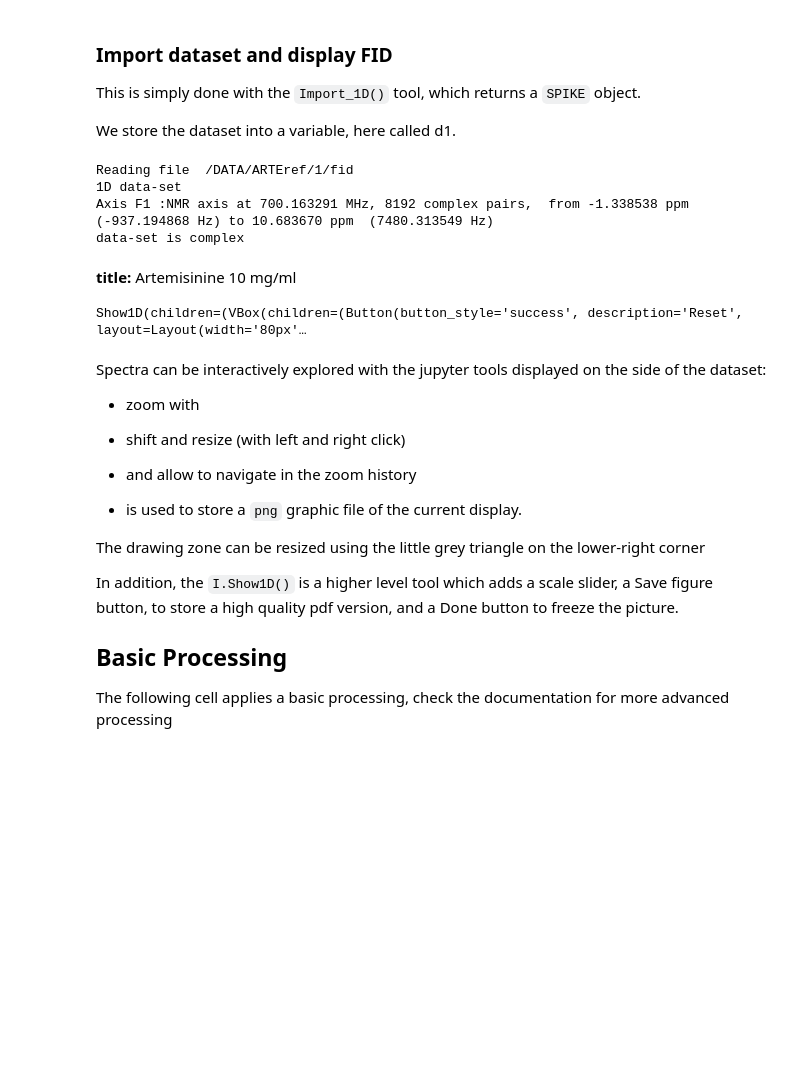
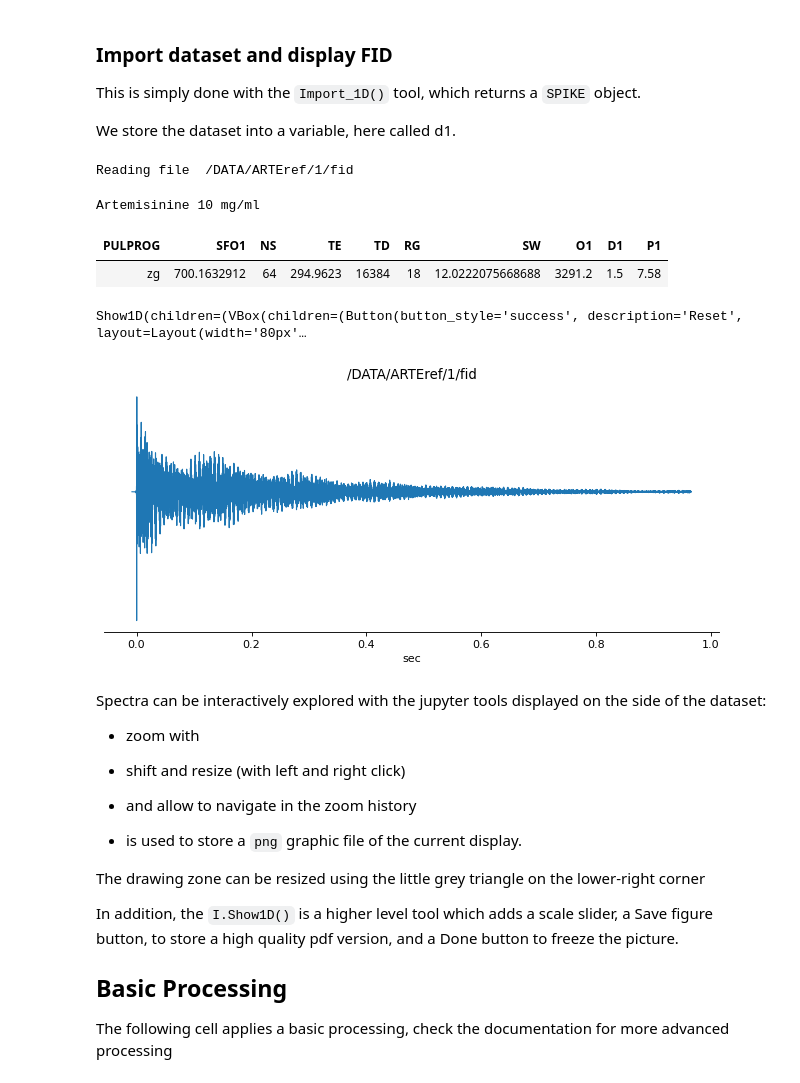
Before and after one commit to spike-project/spike, a Jupyter notebook: Notebooks/Proc1DNMR.ipynb, the cells around one changed output. Saved outputs shown, nothing was run; the diff lists cells and outputs as text; code cells hidden in the pictures; blank space fills up the shorter version.

```diff
--- a/Notebooks/Proc1DNMR.ipynb
+++ b/Notebooks/Proc1DNMR.ipynb
@@ -92,20 +93,21 @@ We store the dataset into a variable, here called d1.
 # %%
 print('Reading file ',FC.selected)
 d1 = Import_1D(FC.selected)                    # Import_1D creates a SPIKE NMRData object, from which everything is available
 d1.set_unit('sec')                             # it can be acted upon
 d1.filename = FC.selected                      # and be extended at will
-print(d1)                                      # print() of the dataset shows a summary of the parameters
-display(HTML('<b>title: </b>'+ d1.params['acqu']['title']))    # d1.params is a dictionary which contains the whole 'acqu' and 'proc' Bruker parameters
-I.Show1D(d1, title=FC.selected)
+#print(d1)                                     # print() of the dataset shows a summary of the parameters
+display(I.summary(d1, output='HTML'))          # but summary is nicer and more informative
+
+I.Show1D(d1, title=FC.selected)                # and display
 # alternatively you can use the low-level tool below:
 # d1.display()  # with many options, plus access to matplotlib details
 # %% [output]
 Reading file  /DATA/ARTEref/1/fid
-1D data-set
-Axis F1 :NMR axis at 700.163291 MHz, 8192 complex pairs,  from -1.338538 ppm (-937.194868 Hz) to 10.683670 ppm  (7480.313549 Hz)
-data-set is complex
-title: Artemisinine 10 mg/ml
-Show1D(children=(VBox(children=(Button(button_style='success', description='Reset', layout=Layout(width='80px'…
+Artemisinine 10 mg/ml
+| PULPROG | SFO1 | NS | TE | TD | RG | SW | O1 | D1 | P1 |
+| zg | 700.1632912 | 64 | 294.9623 | 16384 | 18 | 12.0222075668688 | 3291.2 | 1.5 | 7.58 |
+Show1D(children=(VBox(children=(Button(button_style='success', description='Reset', layout=Layout(width='80px'…
+[figure, added]
 # %% [markdown]
 Spectra can be interactively explored with the jupyter tools displayed  on the side of the dataset:
 
```
Also changed, not shown: parts of 7 cells of this notebook, 6 other files.
